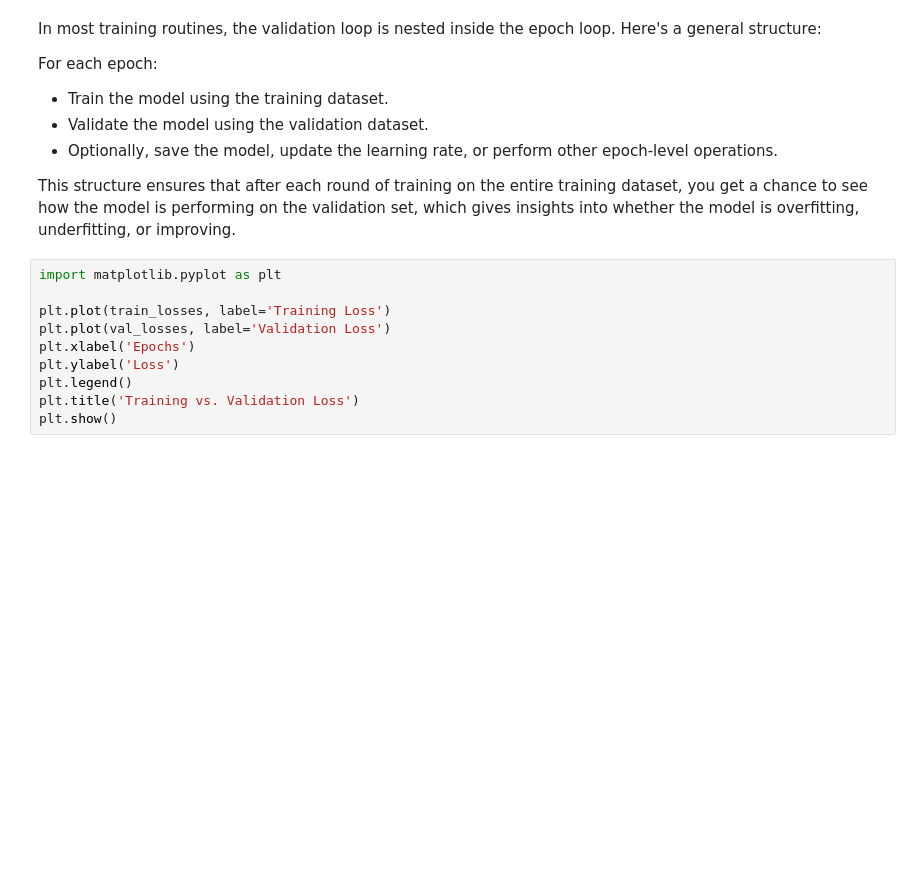
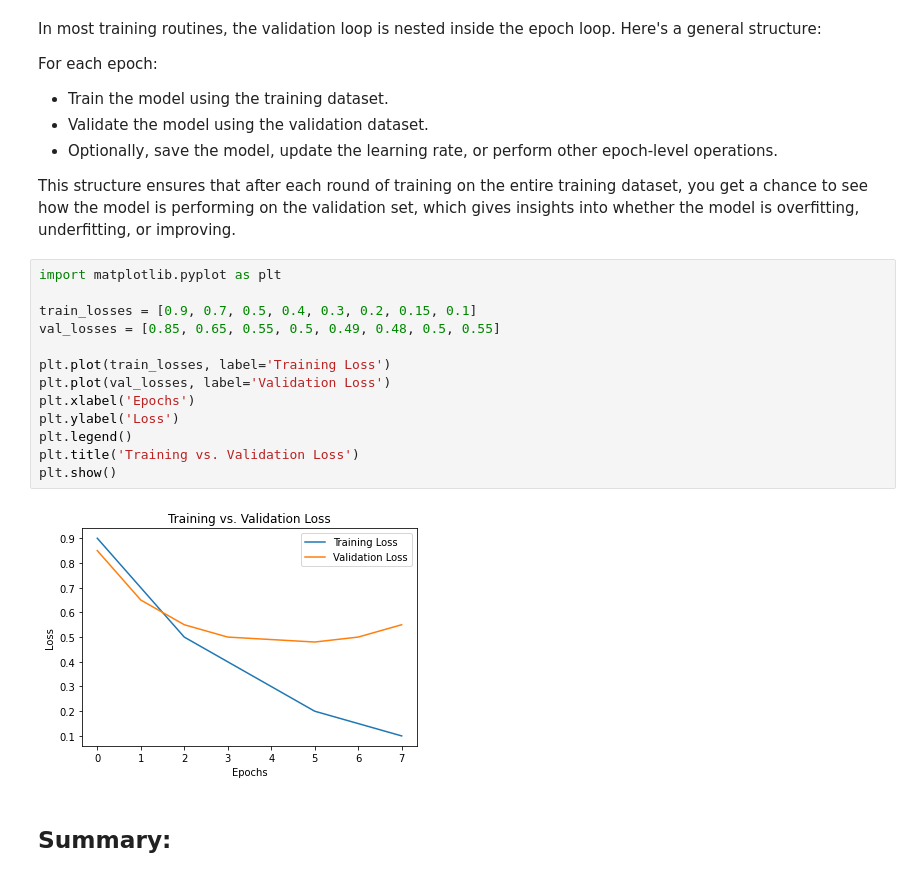
Before and after one commit to lsafarne/AIBites, a Jupyter notebook: Language_Model.ipynb, the cells around one changed output. Saved outputs shown, nothing was run; the diff lists cells and outputs as text; blank space fills up the shorter version.

Commit message:
Summary added

```diff
--- a/Language_Model.ipynb
+++ b/Language_Model.ipynb
@@ -284,11 +271,18 @@ For each epoch:
 This structure ensures that after each round of training on the entire training dataset, you get a chance to see how the model is performing on the validation set, which gives insights into whether the model is overfitting, underfitting, or improving.
 # %%
 import matplotlib.pyplot as plt
+
+train_losses = [0.9, 0.7, 0.5, 0.4, 0.3, 0.2, 0.15, 0.1]
+val_losses = [0.85, 0.65, 0.55, 0.5, 0.49, 0.48, 0.5, 0.55]
 
 plt.plot(train_losses, label='Training Loss')
 plt.plot(val_losses, label='Validation Loss')
 plt.xlabel('Epochs')
 plt.ylabel('Loss')
 plt.legend()
 plt.title('Training vs. Validation Loss')
 plt.show()
+# %% [output]
+[figure, added]
+# %% [markdown]
+<h2>Summary:</h2>
```
Also changed, not shown: parts of 3 cells of this notebook.
